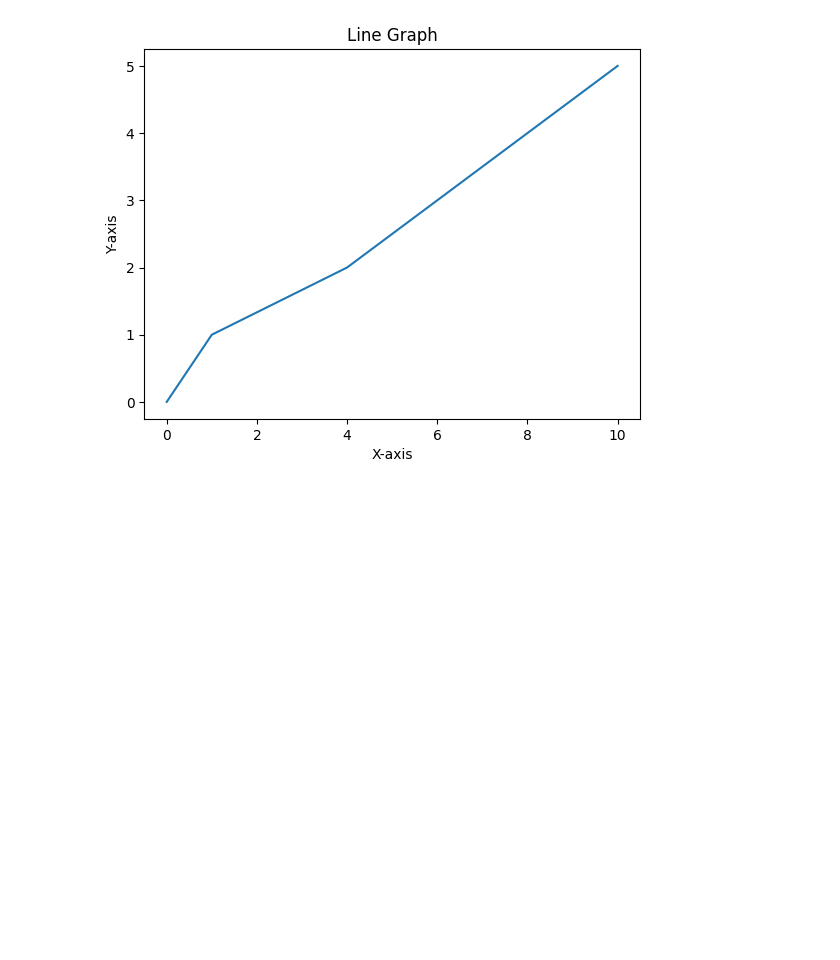
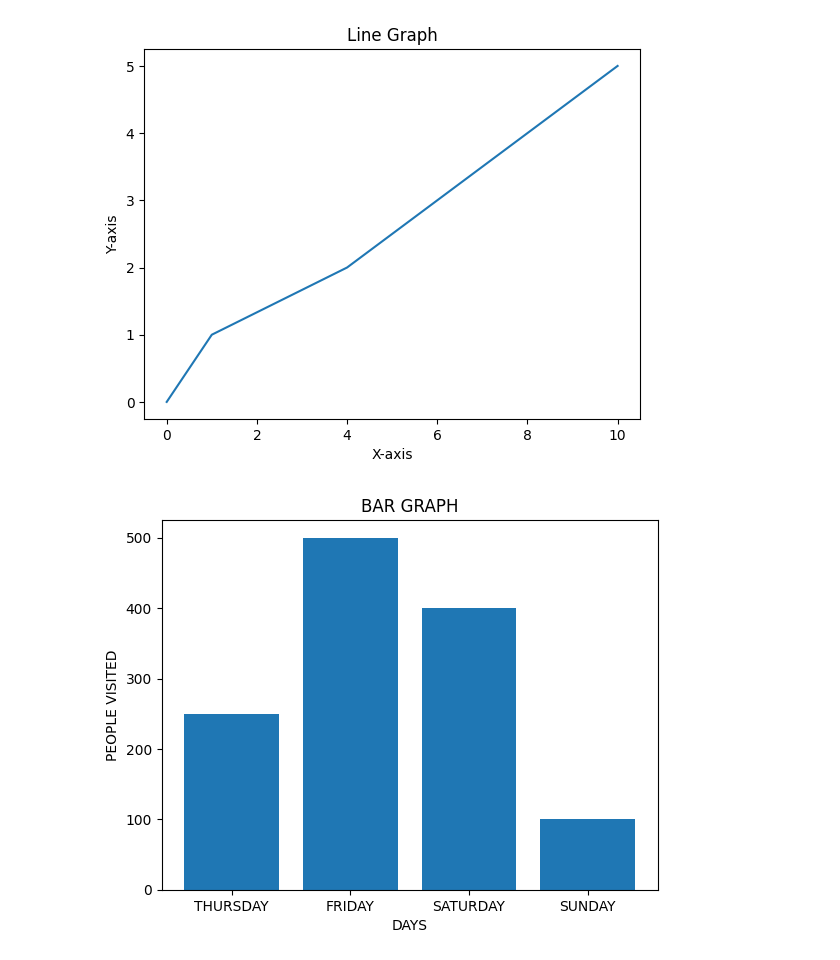
Before and after one commit to John26hub/Graphs, a Jupyter notebook: learning.ipynb, the cells around one changed output. Drawn from its saved outputs; the diff is of its cells as text; code cells hidden in the pictures; blank space fills up the shorter version.

```diff
--- a/learning.ipynb
+++ b/learning.ipynb
@@ -37,3 +37,16 @@ plt.ylabel("Y-axis")
 plt.show()
 # %% [output]
 [figure]
+# %%
+import matplotlib.pyplot as plt
+
+x=['THURSDAY', 'FRIDAY', 'SATURDAY', 'SUNDAY']
+y=[250,500,400,100]
+
+plt.bar(x,y)
+plt.title("BAR GRAPH")
+plt.xlabel("DAYS")
+plt.ylabel("PEOPLE VISITED")
+plt.show()
+# %% [output]
+[figure, added]
```
